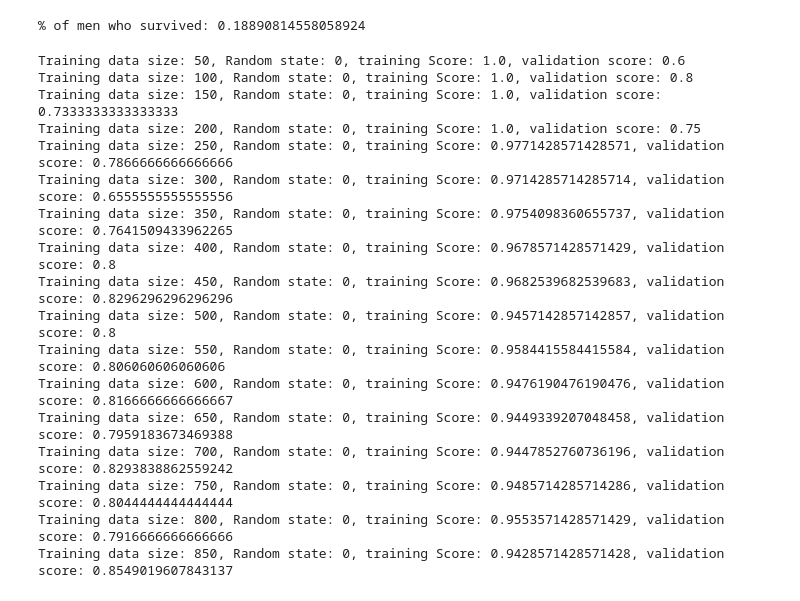
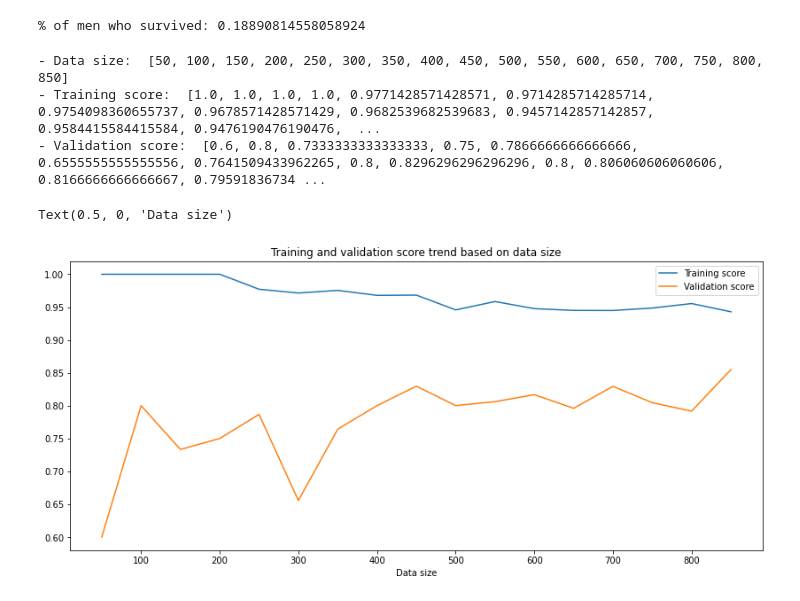
Before and after one commit to xkcao/Kaggle, a Jupyter notebook: Titanic-MachineLearningFromDisaster/Titanic_RandomForest.ipynb, the cells around one changed output. Drawn from its saved outputs; the diff is of its cells as text; code cells hidden in the pictures.

Commit message:
Added line charts for training and validation score diagnosis.

```diff
--- a/Titanic-MachineLearningFromDisaster/Titanic_RandomForest.ipynb
+++ b/Titanic-MachineLearningFromDisaster/Titanic_RandomForest.ipynb
@@ -80,23 +78,35 @@ features = ["Pclass", "Sex", "Age", "SibSp", "Parch", "Fare"]
 
 train_data_full = train_data.shape[0]
 
+list_data_size = []
+list_train_socre  = []
+list_validation_score = []
+
 for size in range(50,train_data_full,50):
-    score_features(features,size)
+    list_data_size.append(size)
+    score_valid,score_train = score_features(features,size)
+    list_train_socre.append(score_train)
+    list_validation_score.append(score_valid)
+
+print("- Data size: ", list_data_size)
+print("- Training score: ", list_train_socre)
+print("- Validation score: ", list_validation_score)
 # %% [output]
-Training data size: 50, Random state: 0, training Score: 1.0, validation score: 0.6
-Training data size: 100, Random state: 0, training Score: 1.0, validation score: 0.8
-Training data size: 150, Random state: 0, training Score: 1.0, validation score: 0.7333333333333333
-Training data size: 200, Random state: 0, training Score: 1.0, validation score: 0.75
-Training data size: 250, Random state: 0, training Score: 0.9771428571428571, validation score: 0.7866666666666666
-Training data size: 300, Random state: 0, training Score: 0.9714285714285714, validation score: 0.6555555555555556
-Training data size: 350, Random state: 0, training Score: 0.9754098360655737, validation score: 0.7641509433962265
-Training data size: 400, Random state: 0, training Score: 0.9678571428571429, validation score: 0.8
-Training data size: 450, Random state: 0, training Score: 0.9682539682539683, validation score: 0.8296296296296296
-Training data size: 500, Random state: 0, training Score: 0.9457142857142857, validation score: 0.8
-Training data size: 550, Random state: 0, training Score: 0.9584415584415584, validation score: 0.806060606060606
-Training data size: 600, Random state: 0, training Score: 0.9476190476190476, validation score: 0.8166666666666667
-Training data size: 650, Random state: 0, training Score: 0.9449339207048458, validation score: 0.7959183673469388
-Training data size: 700, Random state: 0, training Score: 0.9447852760736196, validation score: 0.8293838862559242
-Training data size: 750, Random state: 0, training Score: 0.9485714285714286, validation score: 0.8044444444444444
-Training data size: 800, Random state: 0, training Score: 0.9553571428571429, validation score: 0.7916666666666666
-Training data size: 850, Random state: 0, training Score: 0.9428571428571428, validation score: 0.8549019607843137
+- Data size:  [50, 100, 150, 200, 250, 300, 350, 400, 450, 500, 550, 600, 650, 700, 750, 800, 850]
+- Training score:  [1.0, 1.0, 1.0, 1.0, 0.9771428571428571, 0.9714285714285714, 0.9754098360655737, 0.9678571428571429, 0.9682539682539683, 0.9457142857142857, 0.9584415584415584, 0.9476190476190476,  ...
+- Validation score:  [0.6, 0.8, 0.7333333333333333, 0.75, 0.7866666666666666, 0.6555555555555556, 0.7641509433962265, 0.8, 0.8296296296296296, 0.8, 0.806060606060606, 0.8166666666666667, 0.79591836734 ...
+# %%
+import pandas as pd
+pd.plotting.register_matplotlib_converters()
+import matplotlib.pyplot as plt
+%matplotlib inline
+import seaborn as sns
+
+plt.figure(figsize=(14,6))
+plt.title("Training and validation score trend based on data size")
+sns.lineplot(y=list_train_socre,x=list_data_size,label="Training score")
+sns.lineplot(y=list_validation_score,x=list_data_size, label="Validation score")
+plt.xlabel("Data size")
+# %% [output]
+Text(0.5, 0, 'Data size')
+[figure, added]
```
Also changed, not shown: parts of 1 cell of this notebook.
